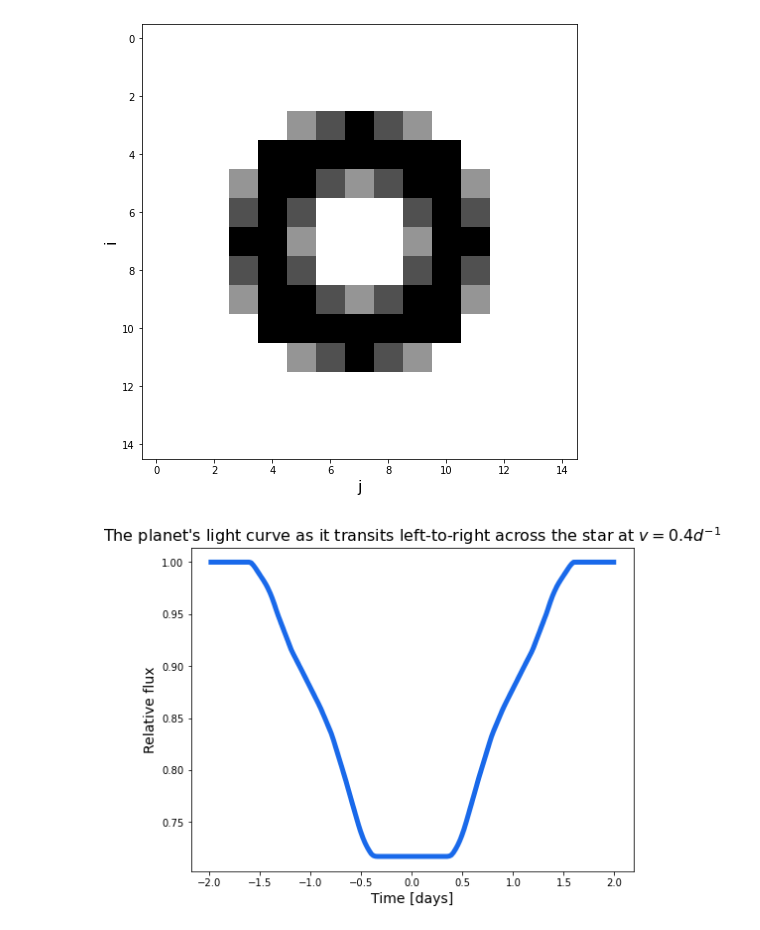
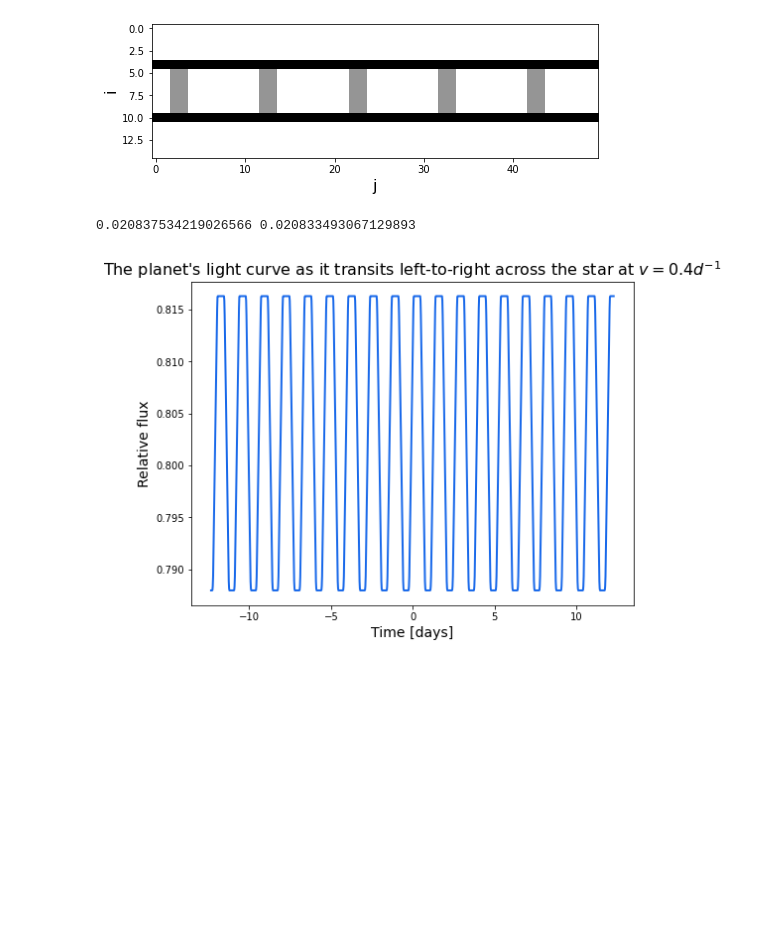
Before and after one commit to joshua-bromley/tessSignalInjection, a Jupyter notebook: lightCurveSums/injectNoise.ipynb, the cells around one changed output. Cells and saved outputs as stored; diff of their text form; code cells hidden in the pictures; blank space fills up the shorter version.

Commit message:
Fixed issue with copying periodic behavior

```diff
--- a/lightCurveSums/injectNoise.ipynb
+++ b/lightCurveSums/injectNoise.ipynb
@@ -98,22 +115,24 @@ def cleanTimes(lc, times, newTimes):
             i += 1
     return lc, newTimes
 # %%
-q = data[11] #Importing data from the pickle file
-times = data[6]
-lc = data[8]
+q = data[11]==0 #Importing data from the pickle file
+times = data[6][q]
+lc = data[8][q]
+'''
 medLc = np.median(lc)
 for i in range(len(lc)): ##Replacing low quality data with the median, it is important that the time array has regular spacing
     if q[i] != 0:
         lc[i] = medLc
+'''
 
-cutTimes, cutLc = cutLightCurve(times, lc, 1500, 1600) ##Cut Extraneous Edge Behavior
-midTime = np.percentile(cutTimes,33) ##Set the 0 point at 3/4. Eight Bit Transit centers light curves at 0 so put this where you want to center the transit
+cutTimes, cutLc = fillLightCurve(times, lc) ##Fill Gaps
+midTime = np.percentile(cutTimes,50) ##Set the 0 point at 3/4. Eight Bit Transit centers light curves at 0 so put this where you want to center the transit
 ##Tess light curves seem to have a 2 day gap near the center
-print(midTime)
 cutTimes = cutTimes - midTime
 
+
 fig, ax = plt.subplots(1,1,figsize=(24,6))##Plotting
-ax.plot(cutTimes,cutLc,color="#1969ea",ls="-",lw=5)
+ax.plot(times,lc,color="#1969ea",ls="-",lw=5)
 plt.xlabel("Time",fontsize=14)
 plt.ylabel("Flux",fontsize=14)
 plt.title(r"TESS 612256219 Light Curve",fontsize=16)
@@ -136,34 +155,39 @@ plt.show()
 # %%
 #times = np.linspace(-10.0,10.0,500) ##Create Eight Bit Transit Object
 
-planetGrid = np.zeros((30,30))
-planetGrid[6:24,13:17] = 1
-planetGrid[13:17,6:24] = 1
-planetGrid[7:23,10:20] = 1
-planetGrid[10:20,7:23] = 1
-planetGrid[8:22,8:22] = 1
-planetGrid[9:21,9:21] = 1
-planetGrid[12:18,12:18] = 0
-planetGrid[11:19,13:17] = 0
-planetGrid[13:17,11:19] = 0
+planetGrid = np.zeros((30,100))
+planetGrid[8:10,0:300] = 1
+planetGrid[20:22,0:300] = 1
+planetGrid[8:22,5:7] = 1
+#planetGrid[8:22,15:17] = 1
+planetGrid[8:22,25:27] = 1
+#planetGrid[8:22,35:37] = 1
+planetGrid[8:22,45:47] = 1
+#planetGrid[8:22,55:57] = 1
+planetGrid[8:22,65:67] = 1
+#planetGrid[8:22,75:77] = 1
+planetGrid[8:22,85:87] = 1
+#planetGrid[8:22,95:97] = 1
 
 planet = TransitingImage(opacitymat = planetGrid, lowres = 15, lowrestype="mean",lowresround = False, v = 1, t_ref = 0, t_arr = cutTimes)
 
 planet.plot_grid()
 # %% [output]
-[figure, old version]
+[figure, new version]
 # %%
 planetLC, overlapTimes = planet.gen_LC(t_arr = cutTimes)##Generate Light Curve
 
-#overlapTimes, planetLC = cutLightCurve(overlapTimes, planetLC, -2,2)##Cutting and extending the periodic behavior of this light curve
-#planetLC, overlapTimes = duplicateLightCurve(planetLC, overlapTimes, cutTimes[0],cutTimes[-1] - (cutTimes[1]-cutTimes[0]))
+overlapTimes, planetLC = cutLightCurve(overlapTimes, planetLC, -1.85,2.15)##Cutting and extending the periodic behavior of this light curve
+planetLC, overlapTimes = duplicateLightCurve(planetLC, overlapTimes, cutTimes[0],cutTimes[-1] - 1.05*(cutTimes[1]-cutTimes[0]))
+
 
 fig, ax = plt.subplots(1,1,figsize=(8,6))##Plotting
-ax.plot(overlapTimes,planetLC,color="#1969ea",ls="-",lw=5)
+ax.plot(overlapTimes,planetLC,color="#1969ea",ls="-",lw=2)
 plt.xlabel("Time [days]",fontsize=14)
 plt.ylabel("Relative flux",fontsize=14)
 plt.title(r"The planet's light curve as it transits left-to-right across the star at $v = 0.4 d^{-1}$",fontsize=16)
 plt.show()
 # %% [output]
+0.020837534219026566 0.020833493067129893
-[figure, old version]
+[figure, new version]
 # %%
```
Also changed, not shown: parts of 7 cells of this notebook, 3 other files.
